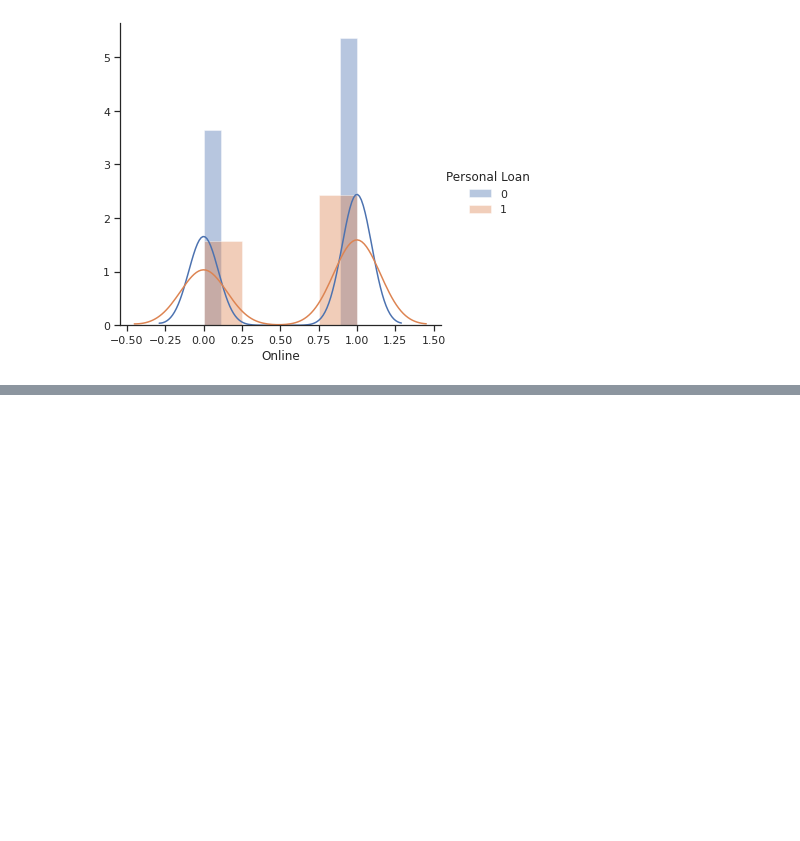
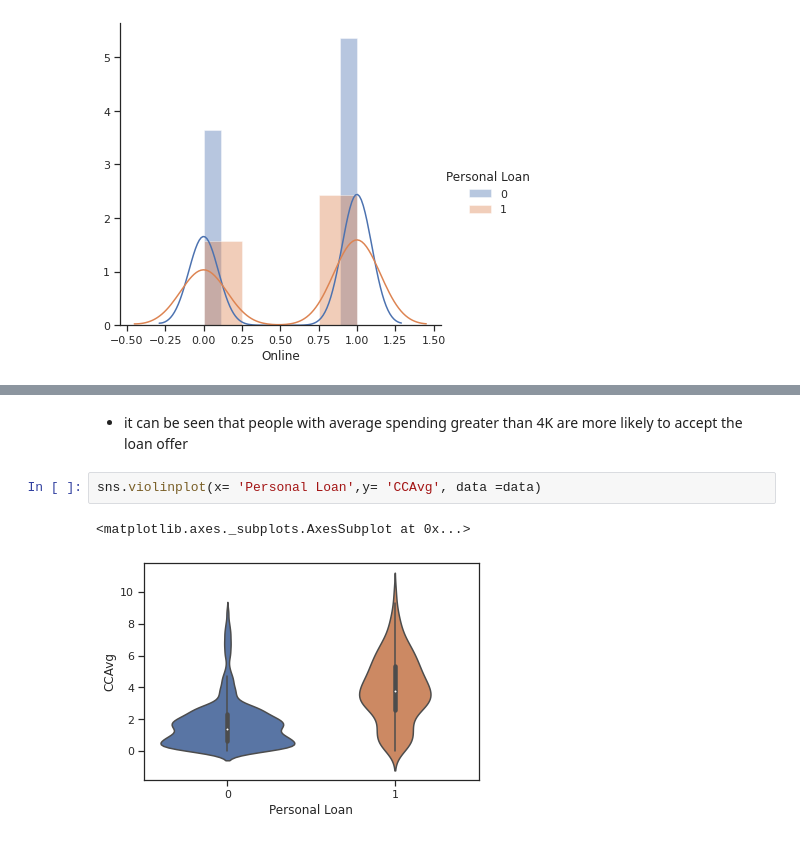
Before and after one commit to mhz1123/internship, a Jupyter notebook: ml_project.ipynb, the cells around one changed output, grey strips where cells are left out. Saved outputs shown, nothing was run; the diff lists cells and outputs as text; blank space fills up the shorter version.

```diff
--- a/ml_project.ipynb
+++ b/ml_project.ipynb
@@ -379,0 +399,7 @@ sns.FacetGrid(data, hue= "Personal Loan", size=5).map(sns.distplot,"Online").add
+# %% [markdown]
+* it can be seen that people with average spending greater than 4K are more likely to accept the loan offer
+# %%
+sns.violinplot(x= 'Personal Loan',y= 'CCAvg', data =data)
+# %% [output]
+<matplotlib.axes._subplots.AxesSubplot at 0x...>
+[figure, added]
```
Also changed, not shown: parts of 25 cells of this notebook.
